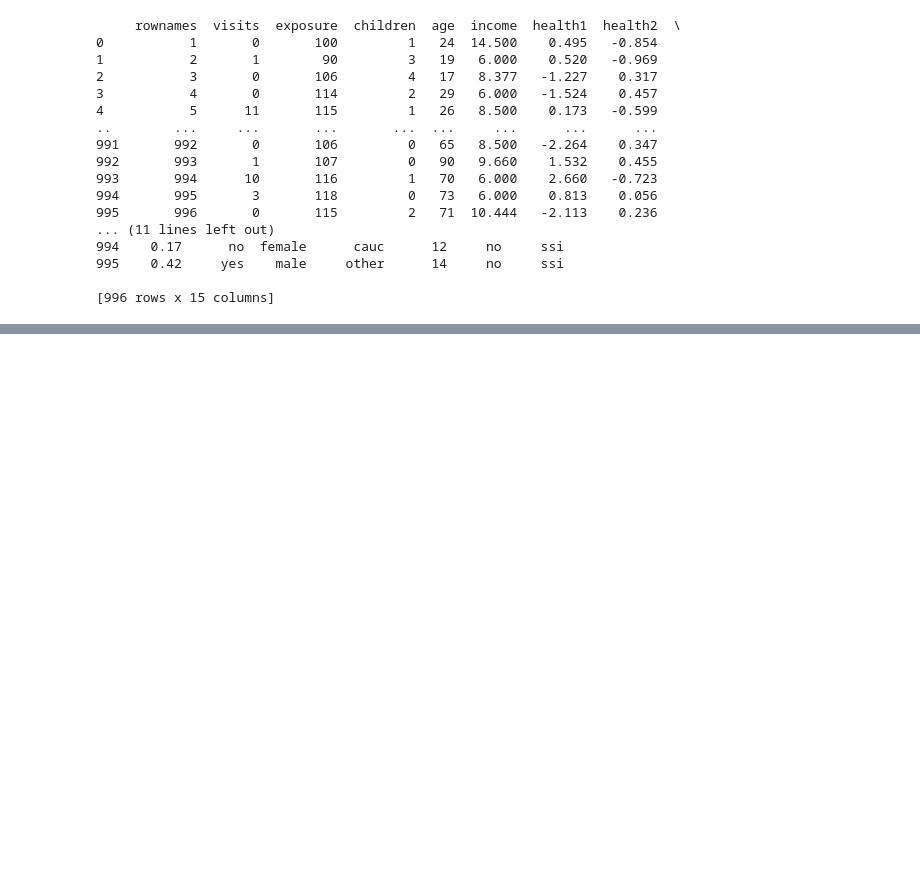
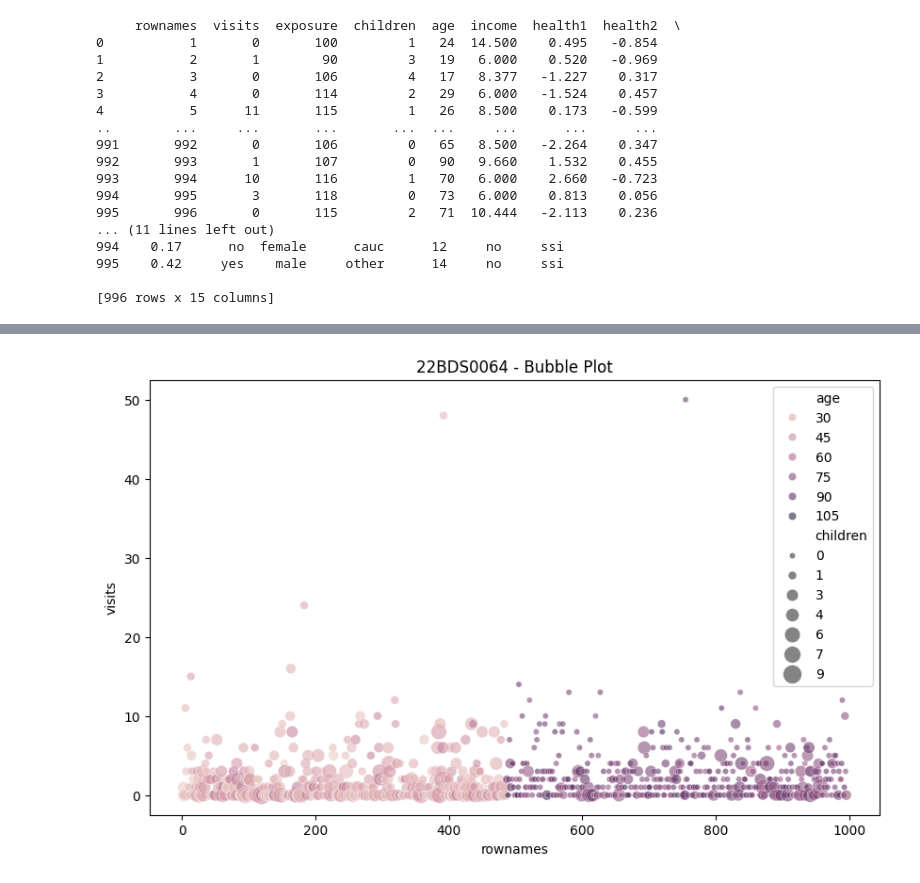
Before and after one commit to devansh391k/22BDS0064, a Jupyter notebook: 22BDS0064.ipynb, the cells around one changed output, grey strips where cells are left out. Cells and saved outputs as stored; diff of their text form; code cells hidden in the pictures; blank space fills up the shorter version.

```diff
--- a/22BDS0064.ipynb
+++ b/22BDS0064.ipynb
@@ -35,0 +313,10 @@ print(df)
+# %%
+# 23. Bubble Plot
+if df.shape[1] > 3:
+    plt.figure(figsize=(10, 6))
+    sns.scatterplot(x=df.iloc[:, 0], y=df.iloc[:, 1], size=df.iloc[:, 2], hue=df.iloc[:, 3], sizes=(20, 200), alpha=0.6)
+    plt.title("22BDS0064 - Bubble Plot")
+    plt.legend()
+    plt.show()
+# %% [output]
+[figure, added]
```
Also changed, not shown: parts of 22 cells of this notebook.
